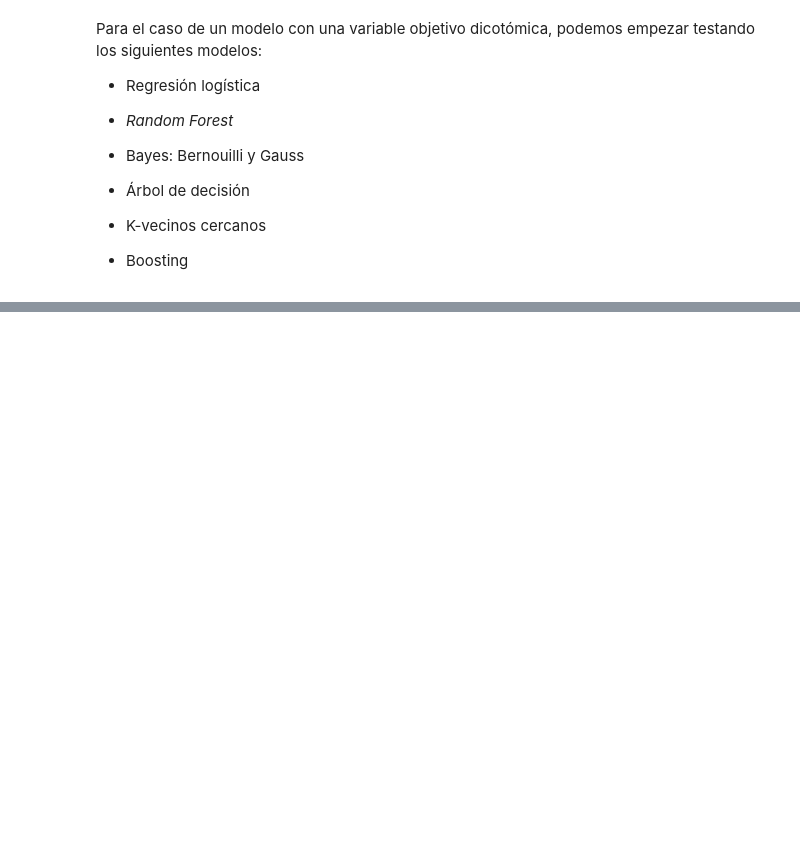
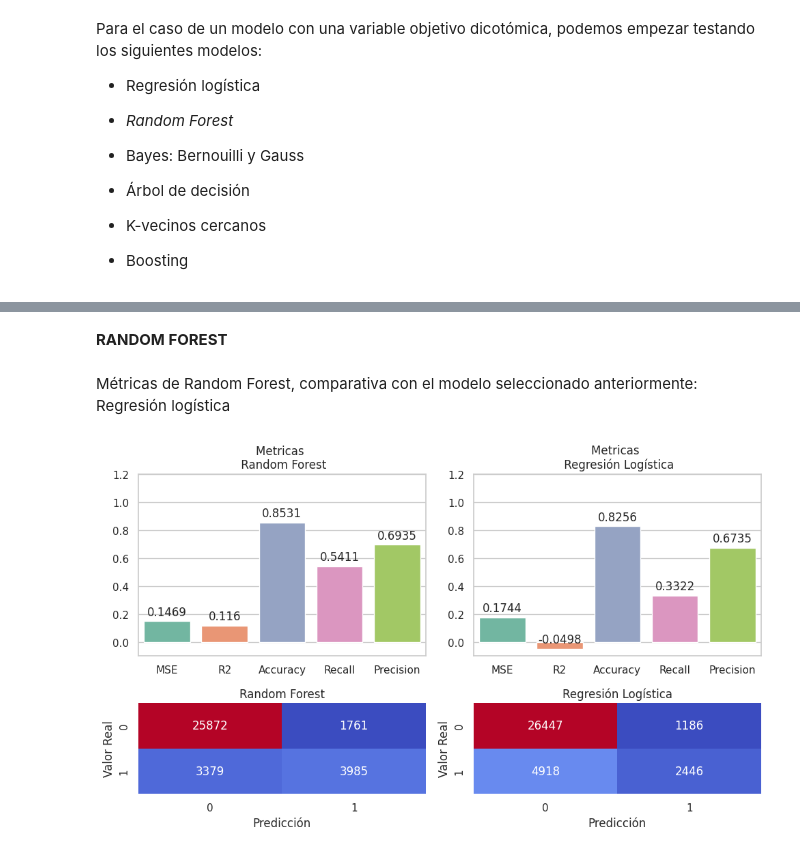
Before and after one commit to 4GeeksAcademy/Proyecto-Bank-Churn-Eli-Isa, a Jupyter notebook: src/ParteEDA (1).ipynb, the cells around one changed output, grey strips where cells are left out. Drawn from its saved outputs; the diff is of its cells as text; code cells hidden in the pictures; blank space fills up the shorter version.

```diff
--- a/src/ParteEDA (1).ipynb
+++ b/src/ParteEDA (1).ipynb
@@ -1173,0 +1202,15 @@ Para el caso de un modelo con una variable objetivo dicotómica, podemos empezar
+# %%
+#Regresión
+model = LogisticRegression()
+model.fit(X_train_norm, y_train)
+y_pred = model.predict(X_test_norm)
+
+#Lasso
+lasso_model = Lasso(alpha = 0.1, max_iter = 300)
+lasso_model.fit(X_train_norm, y_train)
+y_pred_lasso = lasso_model.predict(X_test_norm)
+
+#Ridge
+ridge_model = Ridge(alpha = 0.1, max_iter = 300)
+ridge_model.fit(X_train_norm, y_train)
+y_pred_ridge = ridge_model.predict(X_test_norm)
@@ -1173,0 +1368,65 @@ Para el caso de un modelo con una variable objetivo dicotómica, podemos empezar
+# %% [markdown]
+**RANDOM FOREST**
+# %%
+model_RF = RandomForestClassifier(random_state = 42)
+model_RF.fit(X_train_norm, y_train)
+y_pred_RF = model_RF.predict(X_test_norm)
+# %% [markdown]
+Métricas de Random Forest, comparativa con el modelo seleccionado anteriormente: Regresión logística
+# %%
+
+MSE_RF= mean_squared_error(y_test, y_pred_RF)
+R2_RF=r2_score(y_test, y_pred_RF)
+model_acc_RF=accuracy_score(y_test, y_pred_RF)
+rec_RF=recall_score(y_test, y_pred_RF)
+prec_RF=precision_score(y_test, y_pred_RF)
+
+RF_conf=confusion_matrix(y_test, y_pred_RF)
+
+valores_model=[MSE,R2,model_acc,model_rec,model_prec]
+valores_RF=[MSE_RF,R2_RF,model_acc_RF,rec_RF,prec_RF]
+
+nombs=['MSE','R2','Accuracy','Recall','Precision']
+
+fig, axis= plt.subplots(2,2,figsize=(10,6), gridspec_kw={'height_ratios': [2, 1]})
+
+ax1=sns.barplot(x=nombs,y=valores_RF,hue=nombs,ax=axis[0,0],palette="Set2")
+lim0=-0.1
+lim1=1.2
+for p in ax1.patches:
+    ax1.annotate(f'{round(p.get_height(),4)}', (p.get_x() + p.get_width() / 2., p.get_height()),
+                ha='center', va='center', xytext=(0, 10), textcoords='offset points')
+
+axis[0,0].set_ylim(lim0,lim1)
+axis[0,0].set_title("Metricas \n Random Forest")
+
+sns.heatmap(RF_conf, annot=True, fmt='g', cmap='coolwarm', cbar=False, ax=axis[1,0],
+            xticklabels=['0', '1'],
+            yticklabels=['0', '1'])
+
+axis[1,0].set_xlabel('Predicción')
+axis[1,0].set_ylabel('Valor Real')
+axis[1,0].set_title('Random Forest')
+
+ax1=sns.barplot(x=nombs,y=valores_model,hue=nombs,ax=axis[0,1],palette="Set2")
+lim0=-0.1
+lim1=1.2
+for p in ax1.patches:
+    ax1.annotate(f'{round(p.get_height(),4)}', (p.get_x() + p.get_width() / 2., p.get_height()),
+                ha='center', va='center', xytext=(0, 10), textcoords='offset points')
+
+axis[0,1].set_ylim(lim0,lim1)
+axis[0,1].set_title("Metricas \n Regresión Logística")
+
+sns.heatmap(model_conf, annot=True, fmt='g', cmap='coolwarm', cbar=False, ax=axis[1,1],
+            xticklabels=['0', '1'],
+            yticklabels=['0', '1'])
+
+axis[1,1].set_xlabel('Predicción')
+axis[1,1].set_ylabel('Valor Real')
+axis[1,1].set_title('Regresión Logística')
+
+plt.tight_layout()
+plt.show()
+# %% [output]
+[figure, added]
```
Also changed, not shown: parts of 12 cells of this notebook, 1 other file.
